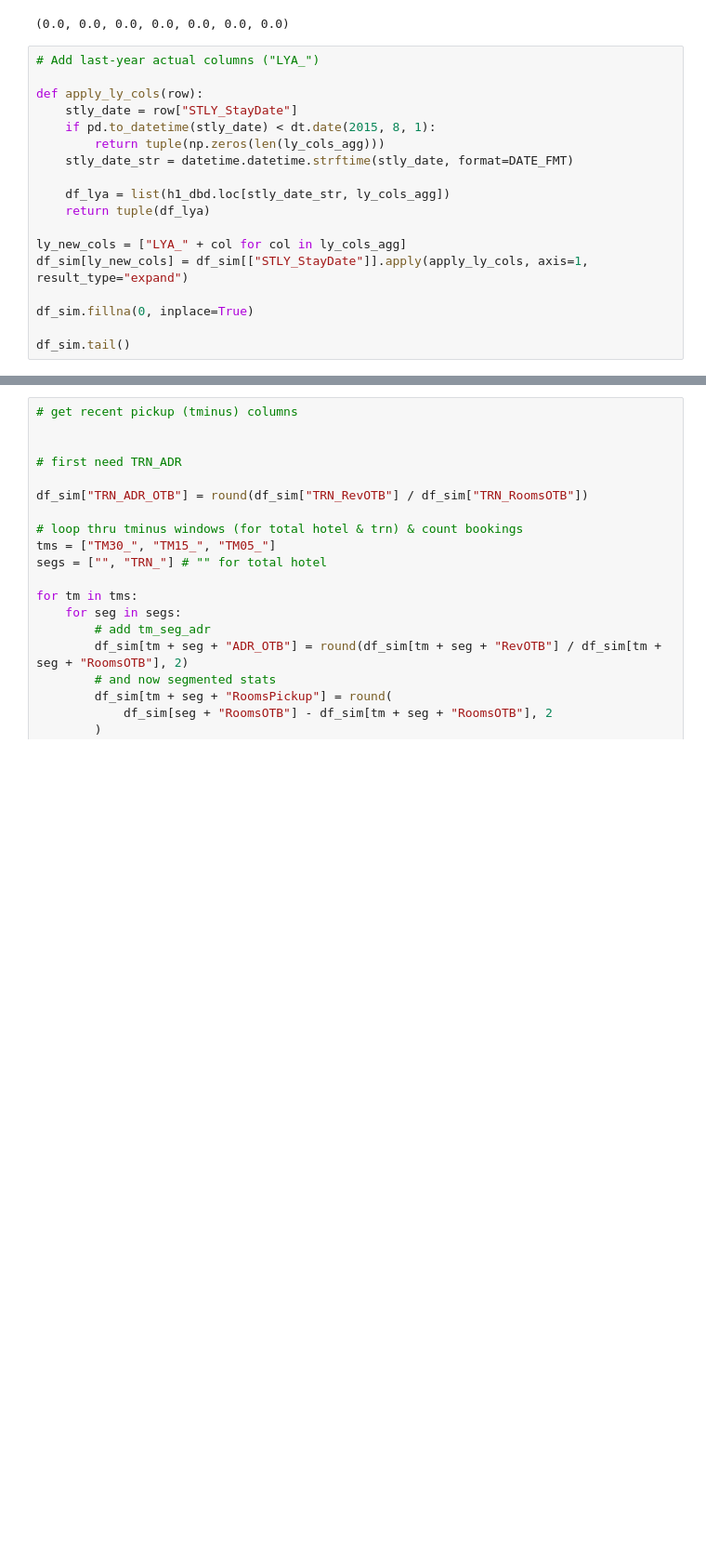
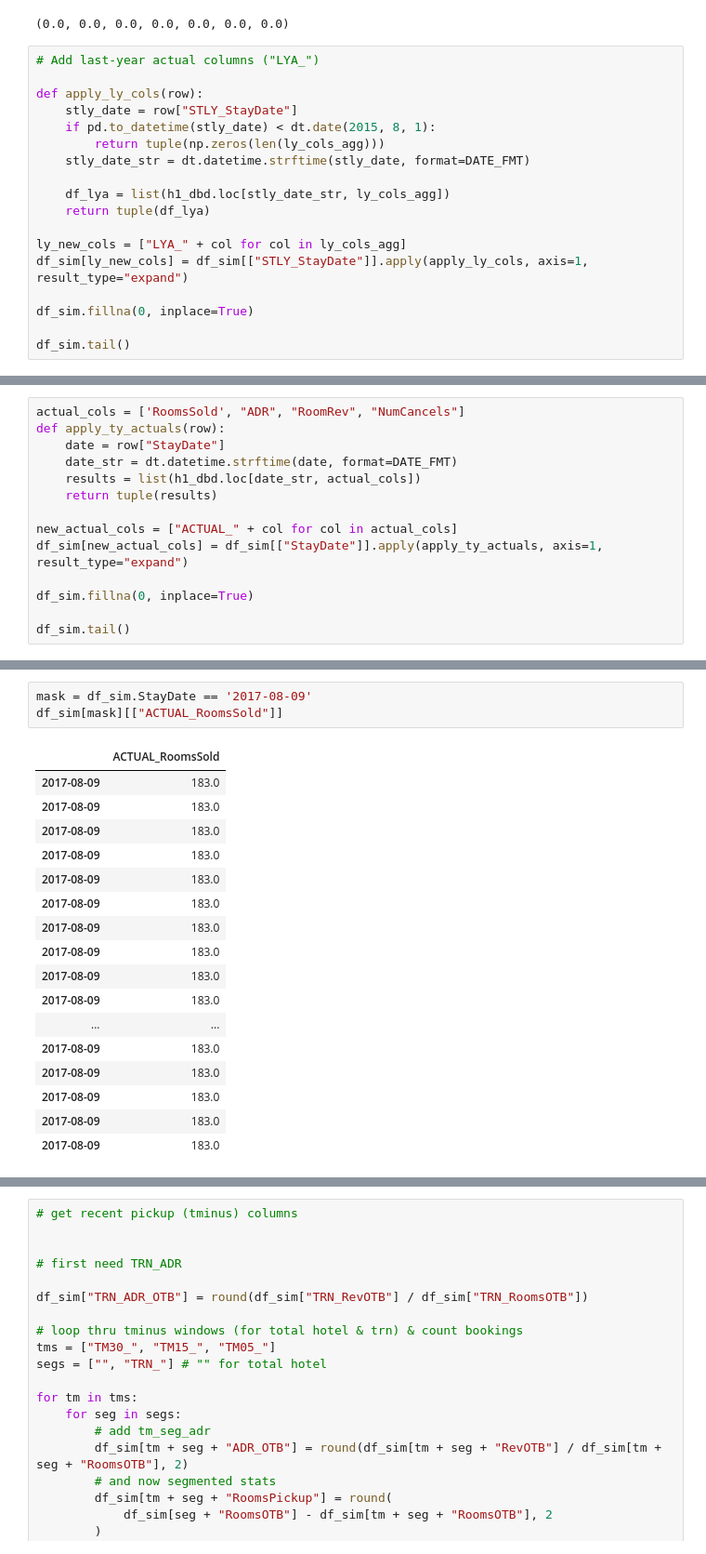
Before and after one commit to edubu2/hotel-revman-system, a Jupyter notebook: code/feature_eng_demand.ipynb, the cells around one changed output, grey strips where cells are left out. Shown at 93% size. Cells and saved outputs as stored; diff of their text form; blank space fills up the shorter version.

```diff
--- a/code/feature_eng_demand.ipynb
+++ b/code/feature_eng_demand.ipynb
@@ -209,7 +209,7 @@ def apply_ly_cols(row):
     stly_date = row["STLY_StayDate"]
     if pd.to_datetime(stly_date) < dt.date(2015, 8, 1):
         return tuple(np.zeros(len(ly_cols_agg)))
-    stly_date_str = datetime.datetime.strftime(stly_date, format=DATE_FMT)
+    stly_date_str = dt.datetime.strftime(stly_date, format=DATE_FMT)
 
     df_lya = list(h1_dbd.loc[stly_date_str, ly_cols_agg])
     return tuple(df_lya)
@@ -227,3 +227,17 @@ df_sim.tail()
 | 2017-08-30 | Wed | 174.0 | 30788.80 | 26.0 | 130.0 | 24383.42 | 26.0 | 12.0 | ... |
 | 2017-08-31 | Thu | 171.0 | 29217.70 | 29.0 | 129.0 | 23494.62 | 29.0 | 12.0 | ... |
 | 2017-08-31 | Thu | 172.0 | 29461.70 | 16.0 | 130.0 | 23738.62 | 16.0 | 12.0 | ... |
+# %%
+actual_cols = ['RoomsSold', "ADR", "RoomRev", "NumCancels"]
+def apply_ty_actuals(row):
+    date = row["StayDate"]
+    date_str = dt.datetime.strftime(date, format=DATE_FMT)
+    results = list(h1_dbd.loc[date_str, actual_cols])
+    return tuple(results)
+
+new_actual_cols = ["ACTUAL_" + col for col in actual_cols]
+df_sim[new_actual_cols] = df_sim[["StayDate"]].apply(apply_ty_actuals, axis=1, result_type="expand")
+
+df_sim.fillna(0, inplace=True)
+
+df_sim.tail()
@@ -229,0 +251,21 @@ df_sim.tail()
+# %%
+mask = df_sim.StayDate == '2017-08-09'
+df_sim[mask][["ACTUAL_RoomsSold"]]
+# %% [output]
+|  | ACTUAL_RoomsSold |
+| 2017-08-09 | 183.0 |
+| 2017-08-09 | 183.0 |
+| 2017-08-09 | 183.0 |
+| 2017-08-09 | 183.0 |
+| 2017-08-09 | 183.0 |
+| 2017-08-09 | 183.0 |
+| 2017-08-09 | 183.0 |
+| 2017-08-09 | 183.0 |
+| 2017-08-09 | 183.0 |
+| 2017-08-09 | 183.0 |
+| ... | ... |
+| 2017-08-09 | 183.0 |
+| 2017-08-09 | 183.0 |
+| 2017-08-09 | 183.0 |
+| 2017-08-09 | 183.0 |
+| 2017-08-09 | 183.0 |
```
Also changed, not shown: parts of 13 cells of this notebook, 5 other files.
